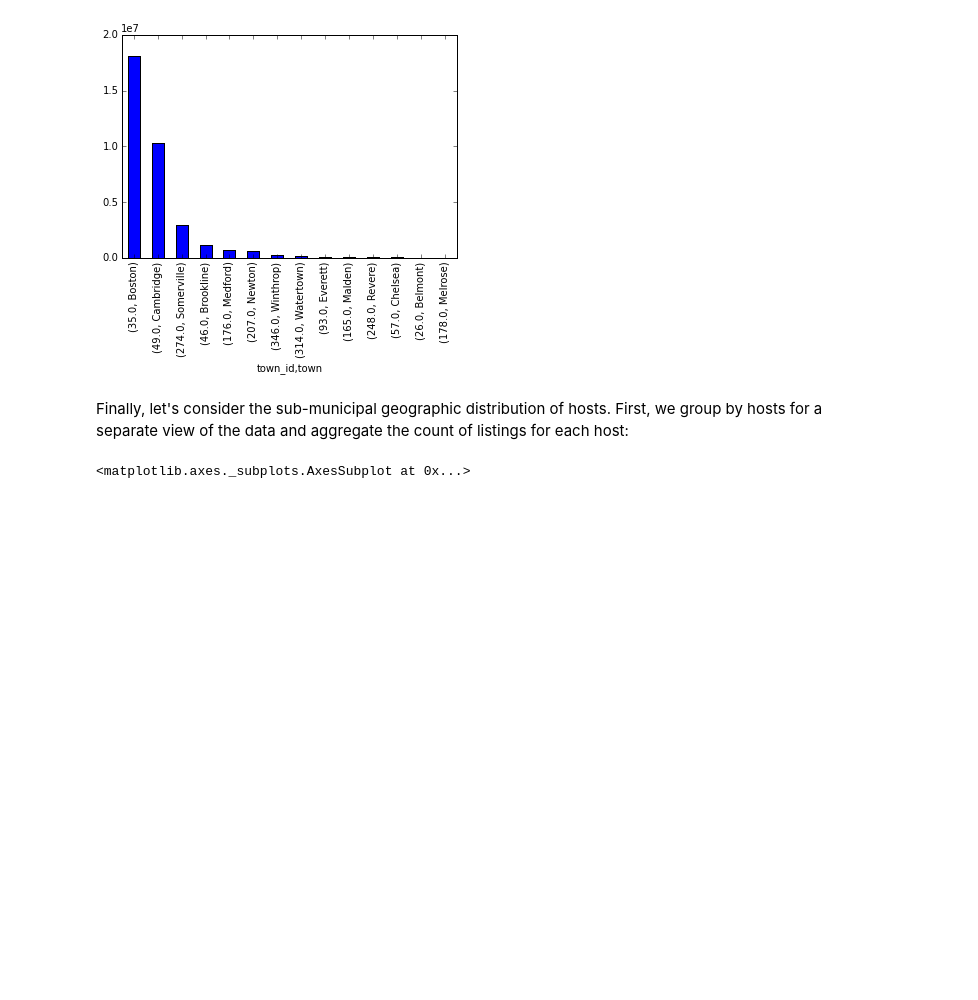
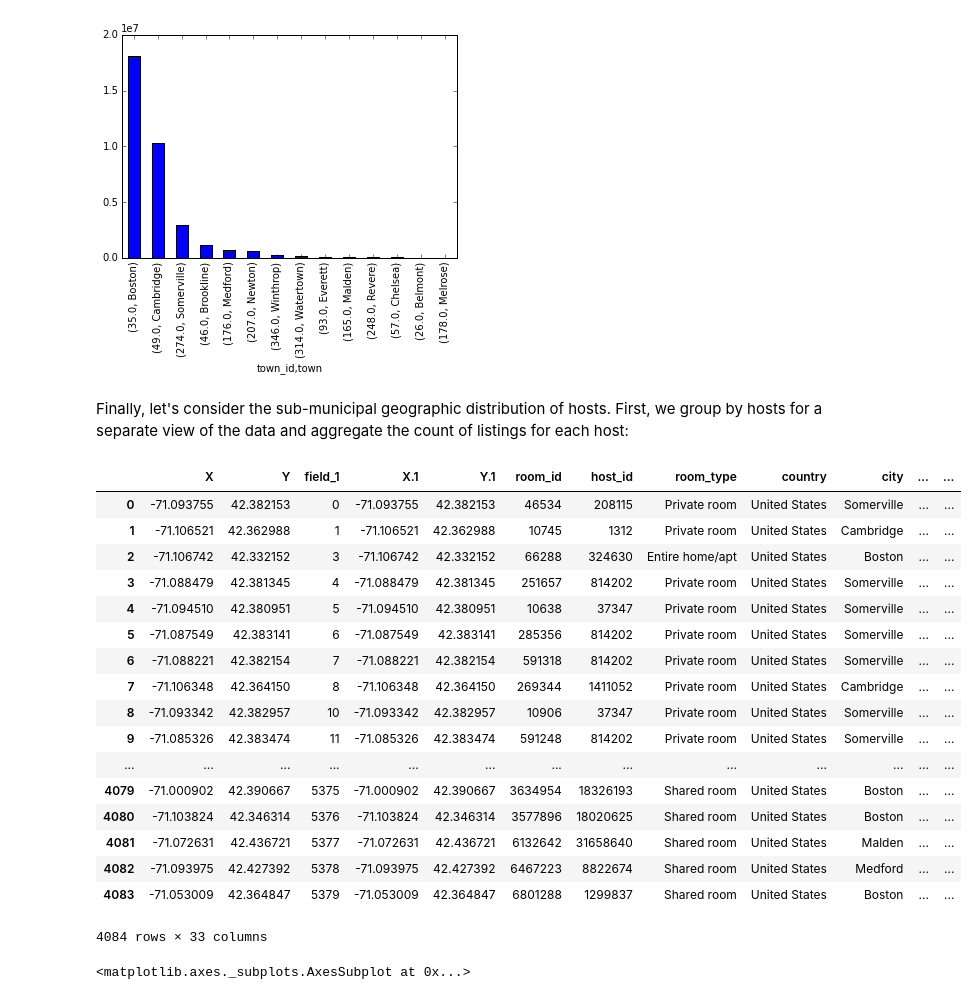
Before and after one commit to allthesignals/airbnboston, a Jupyter notebook: airbnb_analysis.ipynb, the cells around one changed output. Drawn from its saved outputs; the diff is of its cells as text; code cells hidden in the pictures; blank space fills up the shorter version.

```diff
--- a/airbnb_analysis.ipynb
+++ b/airbnb_analysis.ipynb
@@ -21,6 +21,7 @@ from matplotlib import pyplot as plt
 
 
 all_listings = pd.read_csv("boston_area_airbnb_listings_july_2015.csv")
+all_listings_somerville_neighborhoods = pd.read_csv("points_joined_neighborhoods.csv")
 
 ## the schema of this dataset differs
 all_listings_sept = pd.read_csv("boston_airbnb_listings_sept_2014.csv")
@@ -99,9 +100,31 @@ rev_muni[rev_muni["town"].isin(list(["Boston","Somerville","Cambridge"]))][["tow
 # %% [markdown]
 Finally, let's consider the sub-municipal geographic distribution of hosts. First, we group by hosts for a separate view of the data and aggregate the count of listings for each host:
 # %%
-# neighborhood_level = clean[["host_id", "COUNT", "town"]].groupby("town", "host_id").count().sort("COUNT", ascending=False)
+neighborhood_level = all_listings_somerville_neighborhoods
+neighborhood_level = neighborhood_level[neighborhood_level["town"]=="Somerville"][["HOOD_ID", "HOOD_NAME", "COUNT"]].groupby("HOOD_ID","HOO").count()
 # clean.columns.
 # neighborhood_level[neighborhood_level["town"]=="Somerville"].count()
+# neighborhood_level.columns
+neighborhood_level
+# %% [output]
+|  | X | Y | field_1 | X.1 | Y.1 | room_id | host_id | room_type | country | city | ... | ... |
+| 0 | -71.093755 | 42.382153 | 0 | -71.093755 | 42.382153 | 46534 | 208115 | Private room | United States | Somerville | ... | ... |
+| 1 | -71.106521 | 42.362988 | 1 | -71.106521 | 42.362988 | 10745 | 1312 | Private room | United States | Cambridge | ... | ... |
+| 2 | -71.106742 | 42.332152 | 3 | -71.106742 | 42.332152 | 66288 | 324630 | Entire home/apt | United States | Boston | ... | ... |
+| 3 | -71.088479 | 42.381345 | 4 | -71.088479 | 42.381345 | 251657 | 814202 | Private room | United States | Somerville | ... | ... |
+| 4 | -71.094510 | 42.380951 | 5 | -71.094510 | 42.380951 | 10638 | 37347 | Private room | United States | Somerville | ... | ... |
+| 5 | -71.087549 | 42.383141 | 6 | -71.087549 | 42.383141 | 285356 | 814202 | Private room | United States | Somerville | ... | ... |
+| 6 | -71.088221 | 42.382154 | 7 | -71.088221 | 42.382154 | 591318 | 814202 | Private room | United States | Somerville | ... | ... |
+| 7 | -71.106348 | 42.364150 | 8 | -71.106348 | 42.364150 | 269344 | 1411052 | Private room | United States | Cambridge | ... | ... |
+| 8 | -71.093342 | 42.382957 | 10 | -71.093342 | 42.382957 | 10906 | 37347 | Private room | United States | Somerville | ... | ... |
+| 9 | -71.085326 | 42.383474 | 11 | -71.085326 | 42.383474 | 591248 | 814202 | Private room | United States | Somerville | ... | ... |
+| ... | ... | ... | ... | ... | ... | ... | ... | ... | ... | ... | ... | ... |
+| 4079 | -71.000902 | 42.390667 | 5375 | -71.000902 | 42.390667 | 3634954 | 18326193 | Shared room | United States | Boston | ... | ... |
+| 4080 | -71.103824 | 42.346314 | 5376 | -71.103824 | 42.346314 | 3577896 | 18020625 | Shared room | United States | Boston | ... | ... |
+| 4081 | -71.072631 | 42.436721 | 5377 | -71.072631 | 42.436721 | 6132642 | 31658640 | Shared room | United States | Malden | ... | ... |
+| 4082 | -71.093975 | 42.427392 | 5378 | -71.093975 | 42.427392 | 6467223 | 8822674 | Shared room | United States | Medford | ... | ... |
+| 4083 | -71.053009 | 42.364847 | 5379 | -71.053009 | 42.364847 | 6801288 | 1299837 | Shared room | United States | Boston | ... | ... |
+4084 rows × 33 columns
 # %%
 somerville = gpd.GeoDataFrame.from_file("neighborhoods.shp")
 somerville.plot()
```
Also changed, not shown: 8 other files.
